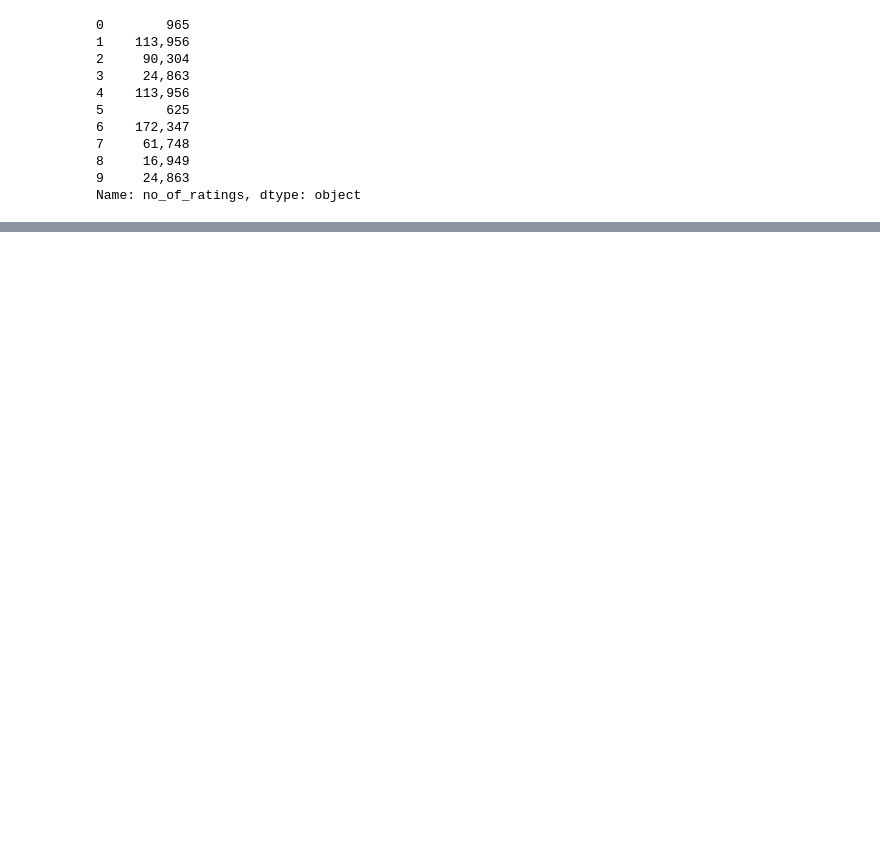
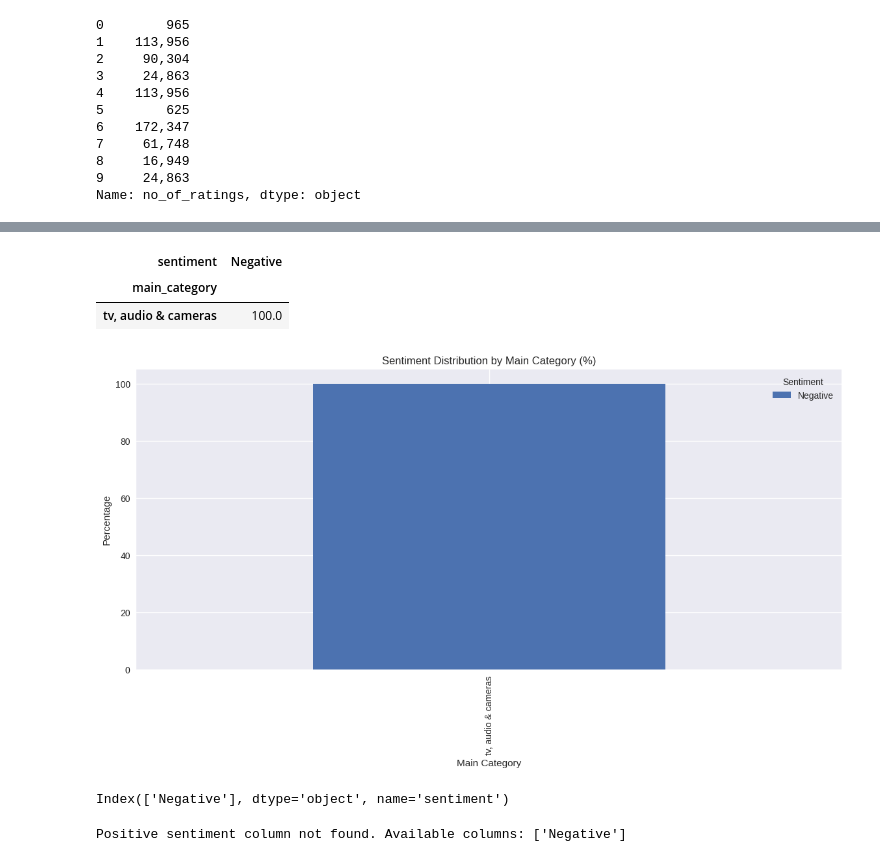
Before and after one commit to OA3808/programs, a Jupyter notebook: Amazon Reviews & AI Narratives.ipynb, the cells around one changed output, grey strips where cells are left out. Saved outputs shown, nothing was run; the diff lists cells and outputs as text; code cells hidden in the pictures; blank space fills up the shorter version.

```diff
--- a/Amazon Reviews & AI Narratives.ipynb
+++ b/Amazon Reviews & AI Narratives.ipynb
@@ -141,0 +188,41 @@ df[['review_rating', 'sentiment']].head(10000)
+# %%
+sentiment_by_category = pd.crosstab(df['main_category'], df['sentiment'])
+
+sentiment_by_category.head()
+sentiment_by_category_pct = sentiment_by_category.div(
+    sentiment_by_category.sum(axis=1), axis=0
+) * 100
+
+sentiment_by_category_pct.head()
+# %% [output]
+| sentiment | Negative |
+| main_category |  |
+| tv, audio & cameras | 100.0 |
+# %%
+sentiment_by_category_pct.plot(
+    kind='bar', stacked=True, figsize=(14,6)
+)
+plt.title("Sentiment Distribution by Main Category (%)")
+plt.xlabel("Main Category")
+plt.ylabel("Percentage")
+plt.legend(title="Sentiment")
+plt.show()
+# %% [output]
+[figure, added]
+# %%
+sentiment_by_category_pct.columns
+# %% [output]
+Index(['Negative'], dtype='object', name='sentiment')
+# %%
+if 'Positive' in sentiment_by_category_pct.columns:
+    top_positive_categories = (
+        sentiment_by_category_pct['Positive']
+        .sort_values(ascending=False)
+        .head(10)
+    )
+    top_positive_categories
+else:
+    print("Positive sentiment column not found. Available columns:",
+          sentiment_by_category_pct.columns.tolist())
+# %% [output]
+Positive sentiment column not found. Available columns: ['Negative']
```
Also changed, not shown: parts of 6 cells of this notebook.
